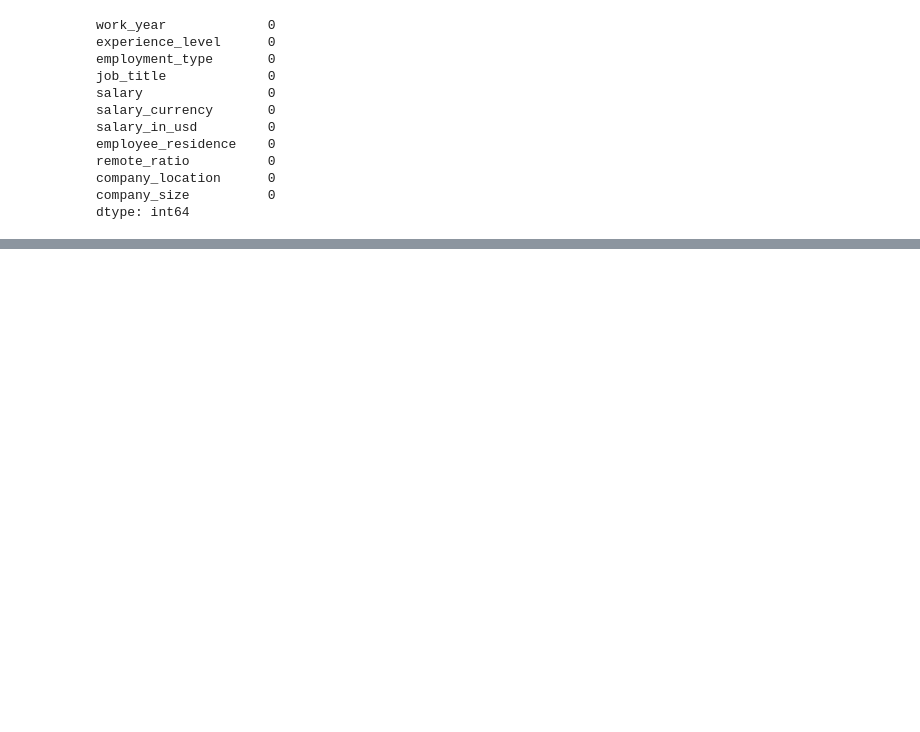
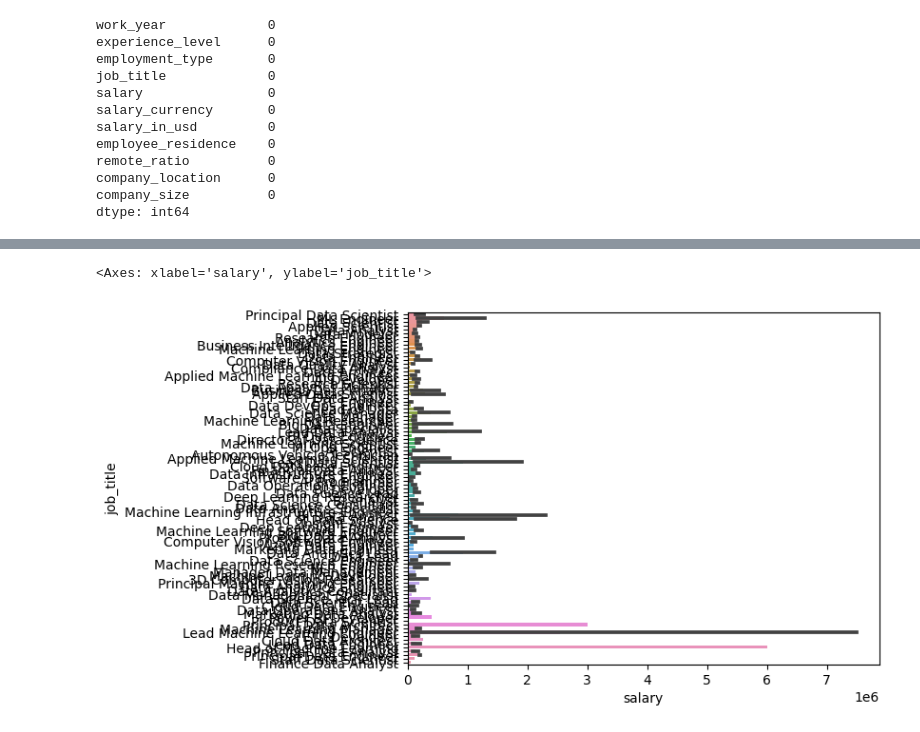
Before and after one commit to Code-666/EDA-project, a Jupyter notebook: EDA-project.ipynb, the cells around one changed output, grey strips where cells are left out. Saved outputs shown, nothing was run; the diff lists cells and outputs as text; code cells hidden in the pictures; blank space fills up the shorter version.

```diff
--- a/EDA-project.ipynb
+++ b/EDA-project.ipynb
@@ -65,0 +172,5 @@ Av info och isnull får jag ut att:
+# %%
+sns.barplot(data=df, x="salary", y="job_title")
+# %% [output]
+<Axes: xlabel='salary', ylabel='job_title'>
+[figure, added]
```
Also changed, not shown: parts of 20 cells of this notebook.
